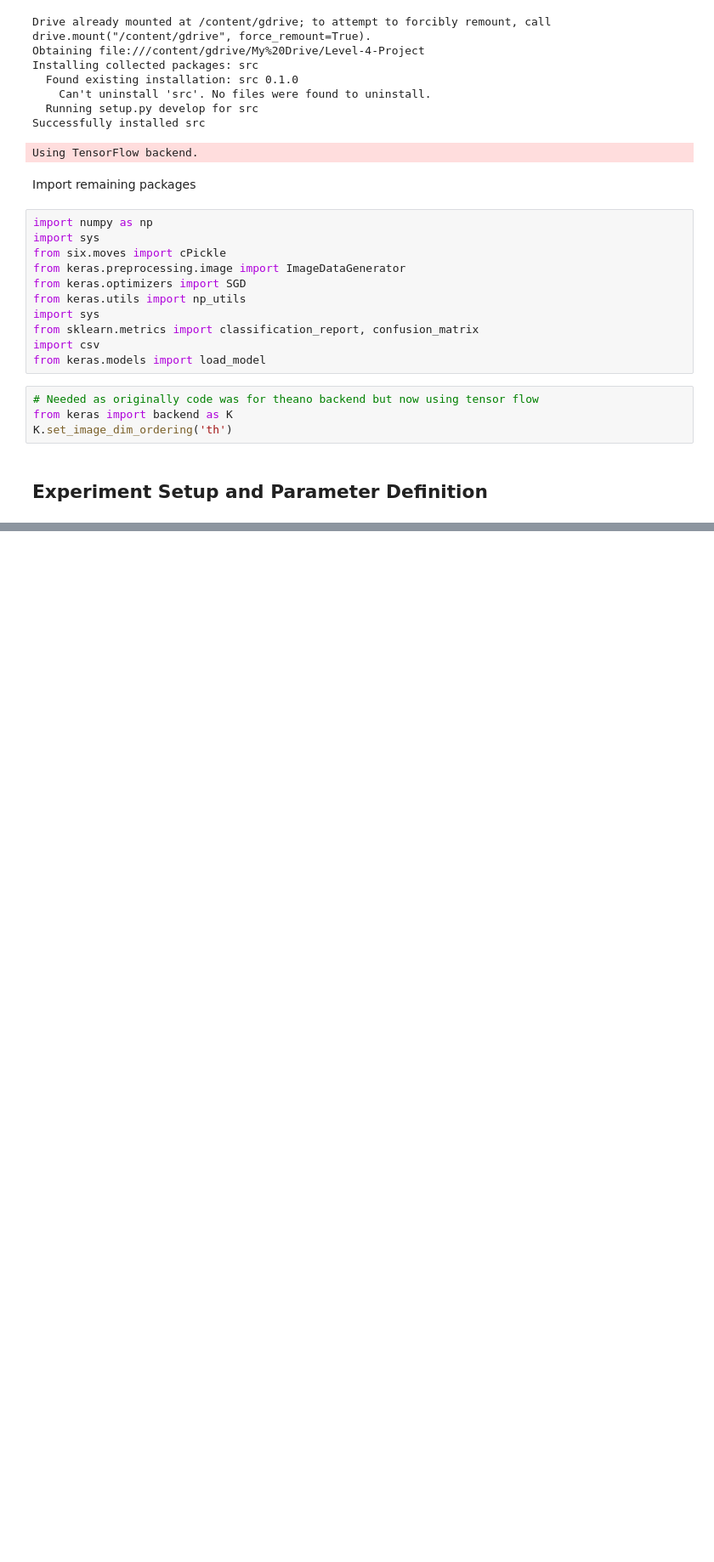
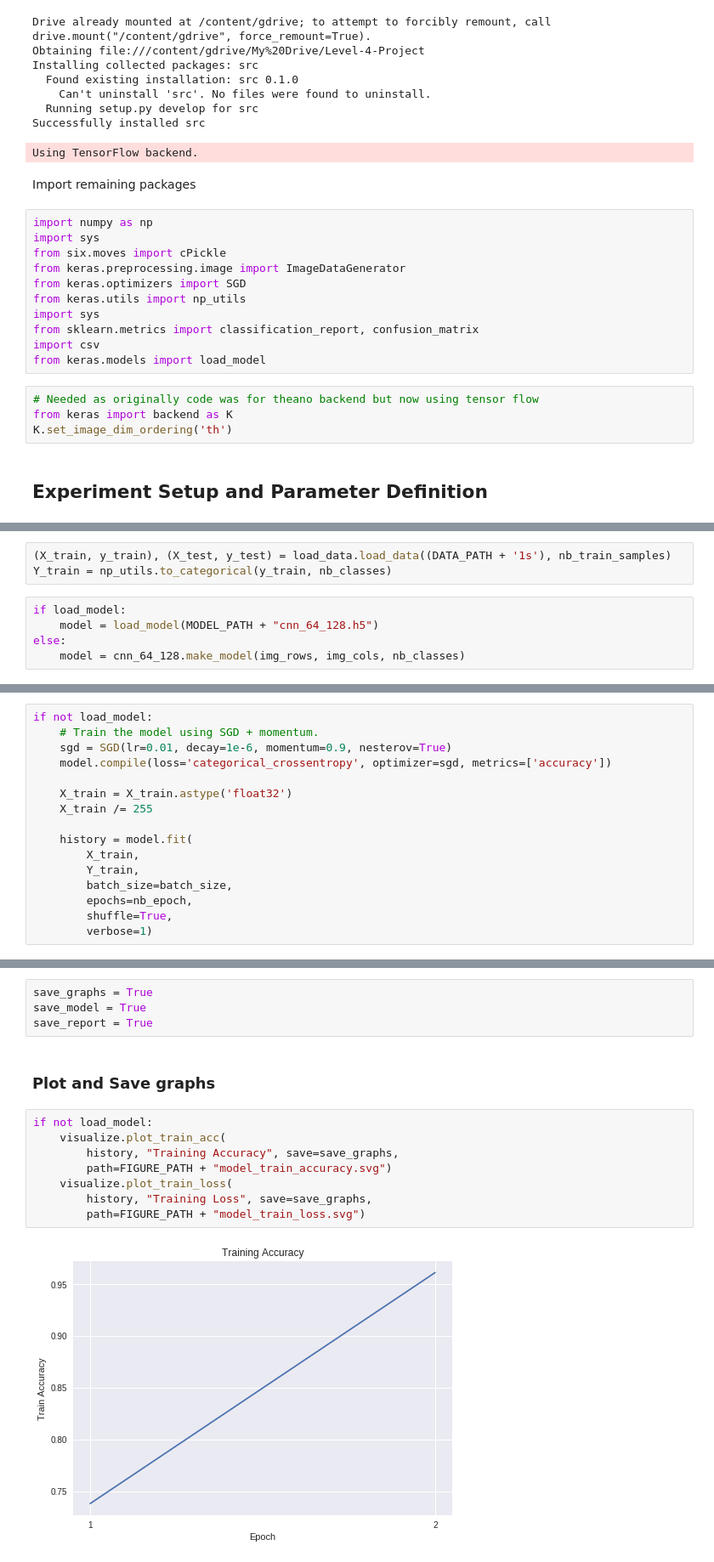
Before and after one commit to Andrew-Mackay/Adapting-the-WaveNet-Deep-Learning-Model-for-RADAR-Classification, a Jupyter notebook: notebooks/reproducing_original_experiments/experiment_5.ipynb, the cells around one changed output, grey strips where cells are left out. Shown: that part at 85% size. Saved outputs shown, nothing was run; the diff lists cells and outputs as text; blank space fills up the shorter version.

```diff
--- a/notebooks/reproducing_original_experiments/experiment_5.ipynb
+++ b/notebooks/reproducing_original_experiments/experiment_5.ipynb
@@ -191,0 +85,8 @@ Epoch 3/3
+# %%
+(X_train, y_train), (X_test, y_test) = load_data.load_data((DATA_PATH + '1s'), nb_train_samples)
+Y_train = np_utils.to_categorical(y_train, nb_classes)
+# %%
+if load_model:
+    model = load_model(MODEL_PATH + "cnn_64_128.h5")
+else:
+    model = cnn_64_128.make_model(img_rows, img_cols, nb_classes)
@@ -208,0 +97,16 @@ plt.show()
+# %%
+if not load_model:
+    # Train the model using SGD + momentum.
+    sgd = SGD(lr=0.01, decay=1e-6, momentum=0.9, nesterov=True)
+    model.compile(loss='categorical_crossentropy', optimizer=sgd, metrics=['accuracy'])
+
+    X_train = X_train.astype('float32')
+    X_train /= 255
+
+    history = model.fit(
+        X_train,
+        Y_train,
+        batch_size=batch_size,
+        epochs=nb_epoch,
+        shuffle=True,
+        verbose=1)
@@ -208,0 +143,16 @@ plt.show()
+# %%
+save_graphs = True
+save_model = True
+save_report = True
+# %% [markdown]
+### Plot and Save graphs
+# %%
+if not load_model:
+    visualize.plot_train_acc(
+        history, "Training Accuracy", save=save_graphs,
+        path=FIGURE_PATH + "model_train_accuracy.svg")
+    visualize.plot_train_loss(
+        history, "Training Loss", save=save_graphs,
+        path=FIGURE_PATH + "model_train_loss.svg")
+# %% [output]
+[figure, added]
```
Also changed, not shown: parts of 21 cells of this notebook, 22 other files.
